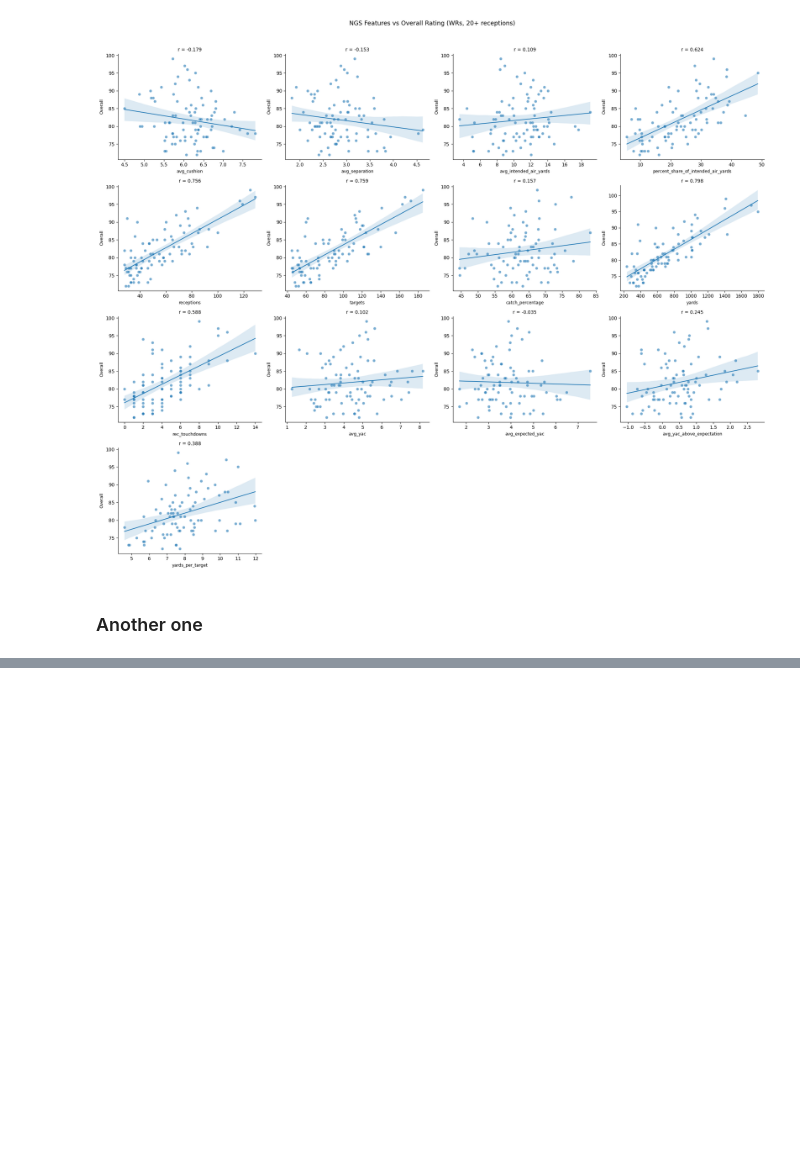
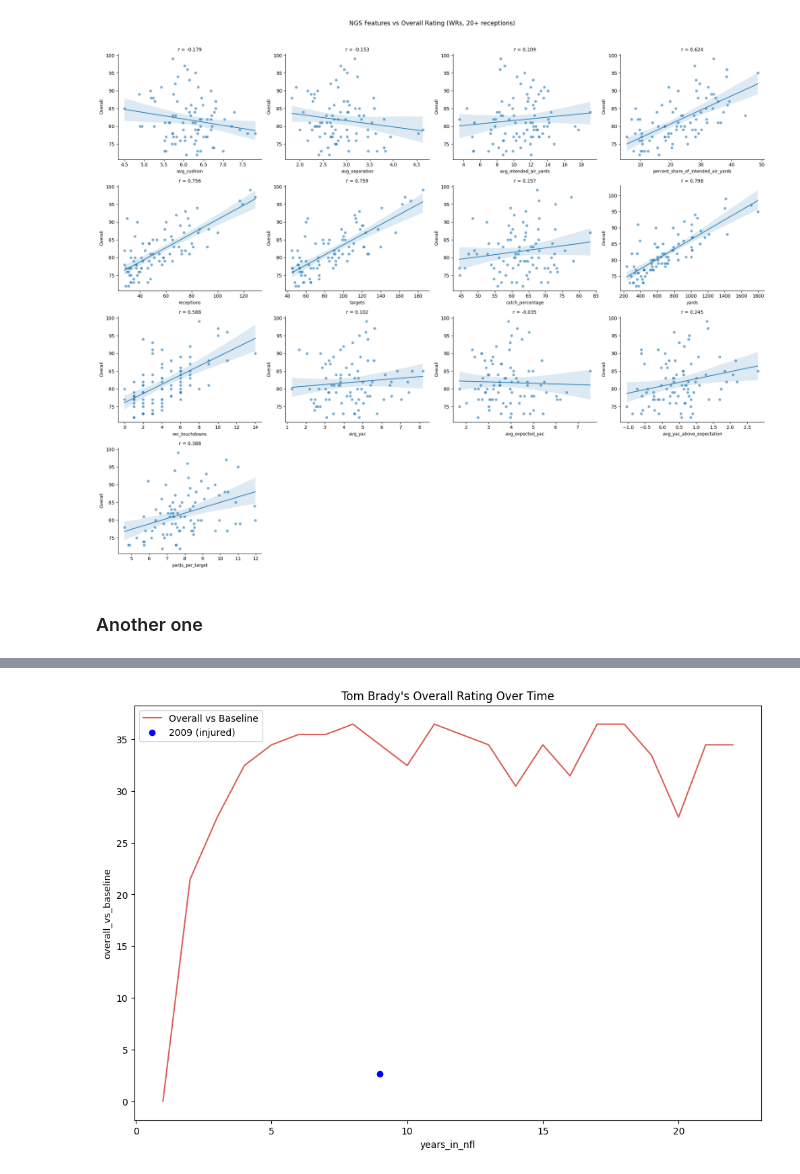
Before and after one commit to CharlieHubbard7/NFLResearch, a Jupyter notebook: NFL_Research_(5_26_26).ipynb, the cells around one changed output, grey strips where cells are left out. Drawn from its saved outputs; the diff is of its cells as text; code cells hidden in the pictures; blank space fills up the shorter version.

```diff
--- a/NFL_Research_(5_26_26).ipynb
+++ b/NFL_Research_(5_26_26).ipynb
@@ -425,0 +430,3 @@ madden.head(10)
+# %%
+madden_long = pd.read_parquet("/content/drive/MyDrive/ipynb stuff/madden_hist.parquet")
+madden_long.head()
@@ -892,0 +891,2 @@ ff_opportunity
+# %%
+sns.set_palette('rocket')
@@ -892,0 +895,29 @@ ff_opportunity
+# %%
+# first year each player appeared
+madden_long["rookie_year"] = madden_long.groupby("player_id")["year"].transform("min")
+
+# years in NFL relative to rookie year (1-indexed)
+madden_long["years_in_nfl"] = madden_long["year"] - madden_long["rookie_year"] + 1
+
+# baseline overall = their rating in year 1
+baseline = (madden_long[madden_long["years_in_nfl"] == 1]
+            .set_index("player_id")["overallrating"])
+
+madden_long["baseline_overall"] = madden_long["player_id"].map(baseline)
+
+# delta vs baseline
+madden_long["overall_vs_baseline"] = madden_long["overallrating"] - madden_long["baseline_overall"]
+# %%
+temp = madden_long.query("fullname == 'Tom Brady' and season != 2009")
+outlier = madden_long.query("fullname == 'Tom Brady' and season == 2009")
+plt.figure(figsize=(12, 8))
+
+ax = sns.lineplot(data=temp, x="years_in_nfl", y="overall_vs_baseline", label="Overall vs Baseline")
+ax.scatter(outlier["years_in_nfl"], outlier["overall_vs_baseline"],
+           color="blue", zorder=5, label="2009 (injured)")
+
+ax.legend()
+plt.title("Tom Brady's Overall Rating Over Time")
+plt.show()
+# %% [output]
+[figure, added]
```
Also changed, not shown: parts of 18 cells of this notebook.
